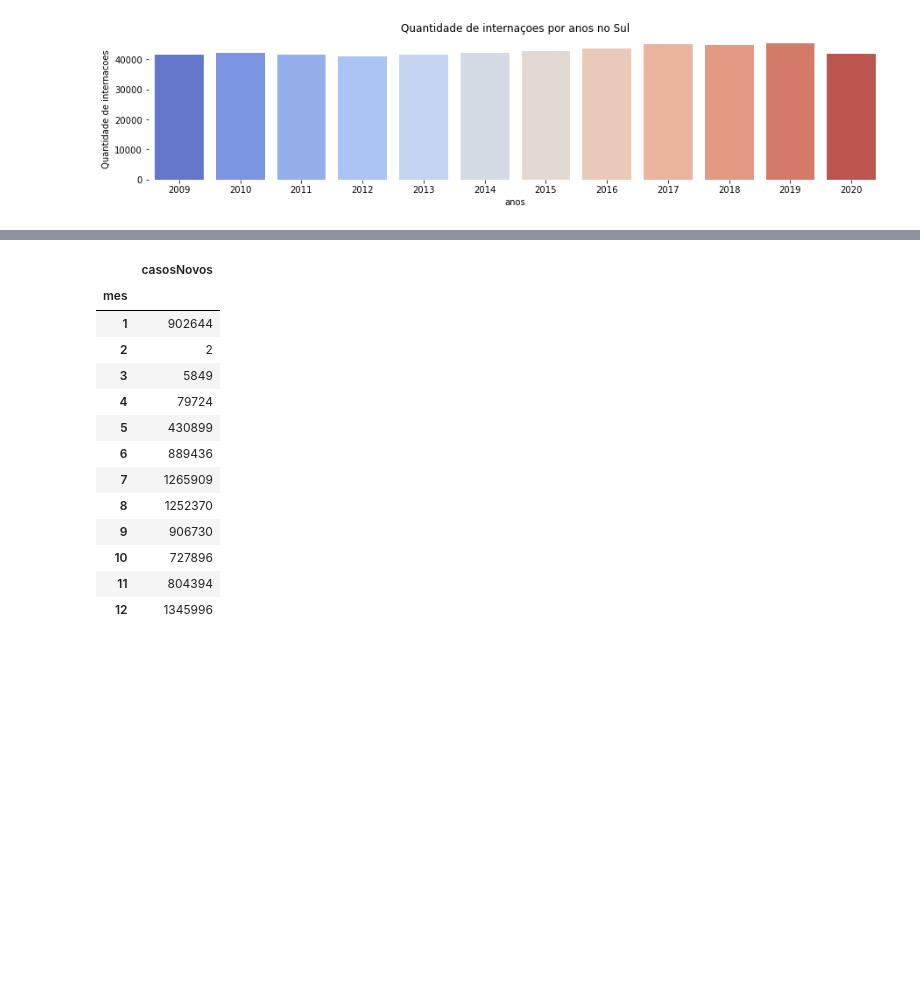
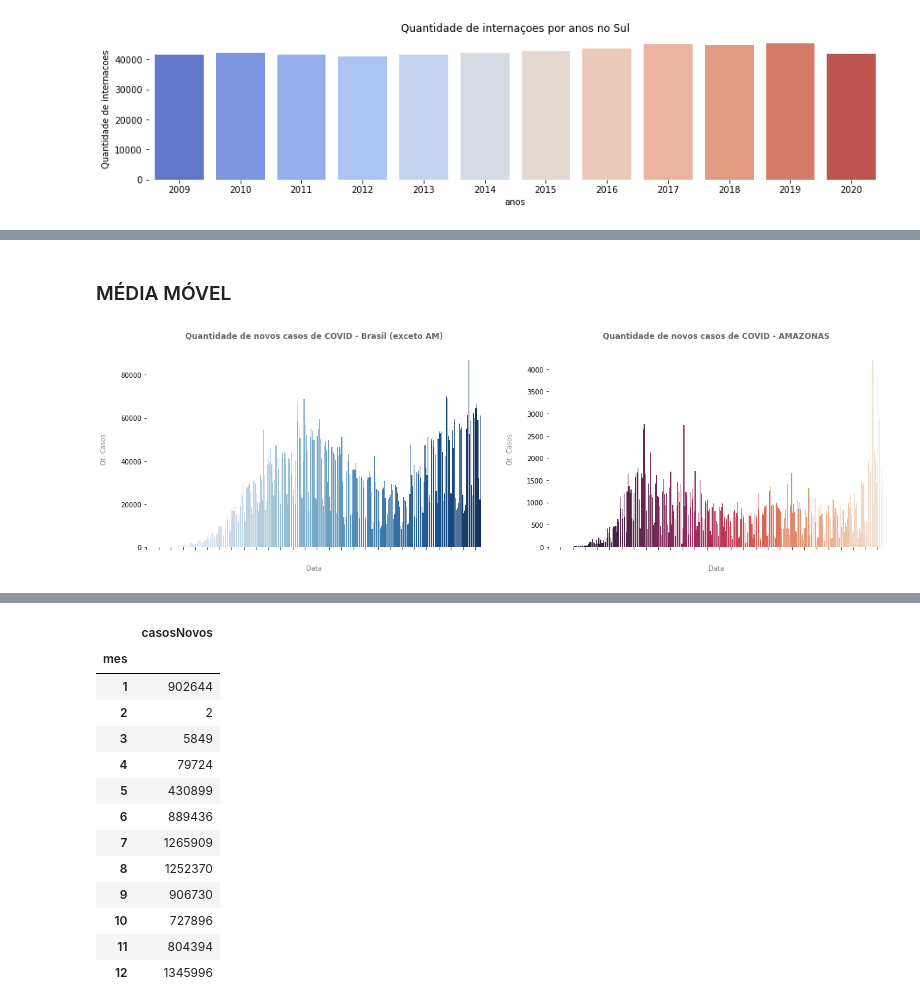
Before and after one commit to daianeklein/bootcamp-Alura, a Jupyter notebook: Desafio-Modulo4.ipynb, the cells around one changed output, grey strips where cells are left out. Drawn from its saved outputs; the diff is of its cells as text; code cells hidden in the pictures; blank space fills up the shorter version.

```diff
--- a/Desafio-Modulo4.ipynb
+++ b/Desafio-Modulo4.ipynb
@@ -849,0 +822,28 @@ for u in internacoes_por_populacao.regiao.drop_duplicates():
+# %% [markdown]
+### MÉDIA MÓVEL
+# %%
+covid_br = covid[covid['estado'] != 'AM']
+covid_am = covid[covid['estado'] == 'AM']
+
+plt.figure(figsize=(20, 12))
+ax = plt.subplot(2, 2, 1)
+
+ax = sns.barplot(data = covid_br, x='data', y='casosNovos', palette='Blues', ci = False, estimator=sum)
+plt.title('Quantidade de novos casos de COVID - Brasil (exceto AM)', color = 'dimgrey', fontweight = 'bold', size = 12, pad = 20)
+plt.xlabel('Data', color='grey', labelpad=20)
+plt.ylabel('Qt. Casos', color='grey', labelpad=20)
+sns.despine(bottom = True, left=True)
+
+ax.xaxis.set_major_locator(ticker.IndexLocator(base=12, offset=0))
+
+ax2 = plt.subplot(2,2,2)
+
+ax2 = sns.barplot(data = covid_am, x='data', y='casosNovos', palette='rocket', ci = False, estimator=sum)
+plt.title('Quantidade de novos casos de COVID - AMAZONAS', color = 'dimgrey', fontweight='bold', size = 12, pad = 20)
+plt.xlabel('Data', color='grey', labelpad=20)
+plt.ylabel('Qt. Casos', color='grey', labelpad=20)
+sns.despine(bottom = True, left=True)
+
+ax2.xaxis.set_major_locator(ticker.IndexLocator(base=12, offset=0))
+# %% [output]
+[figure, added]
```
Also changed, not shown: parts of 18 cells of this notebook.
